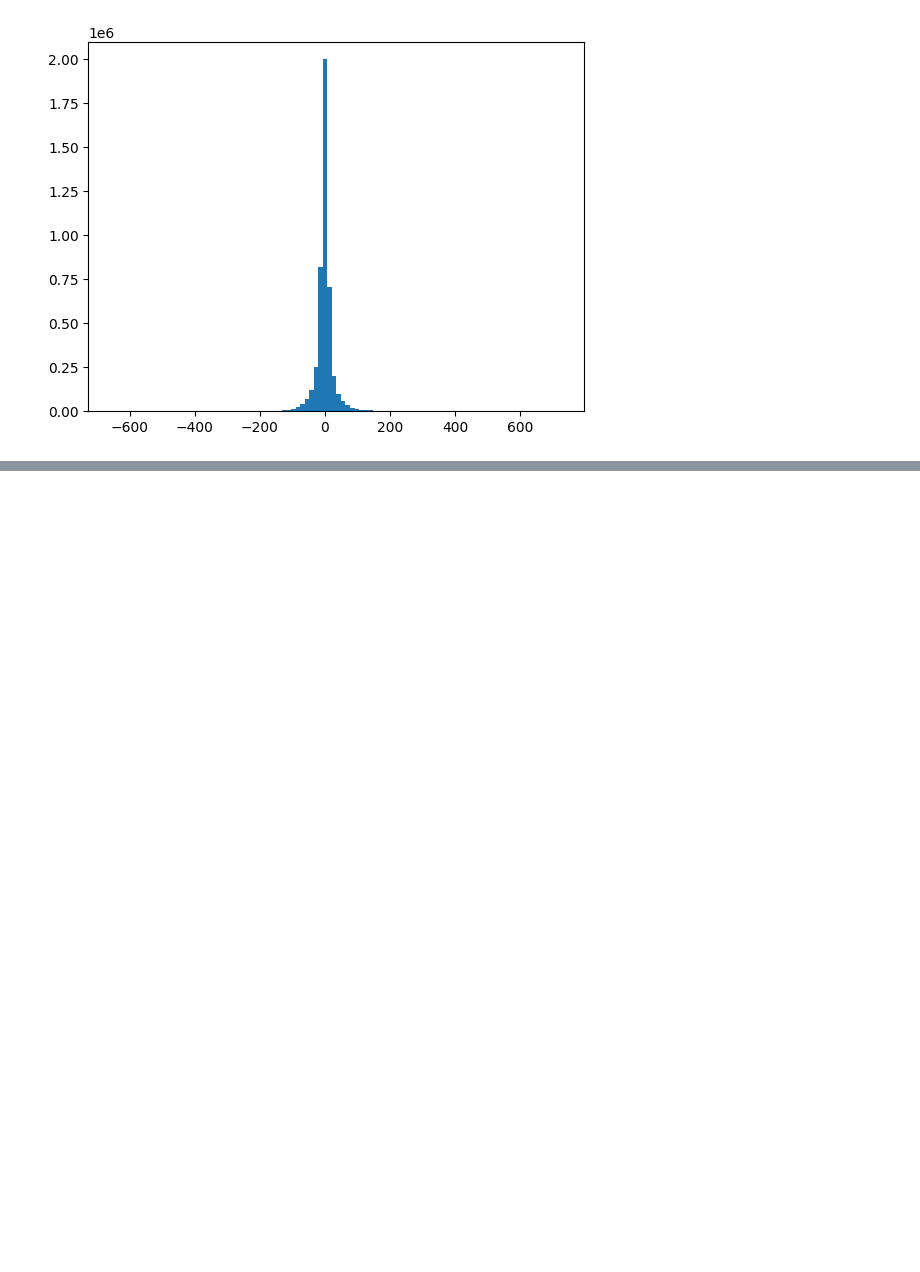
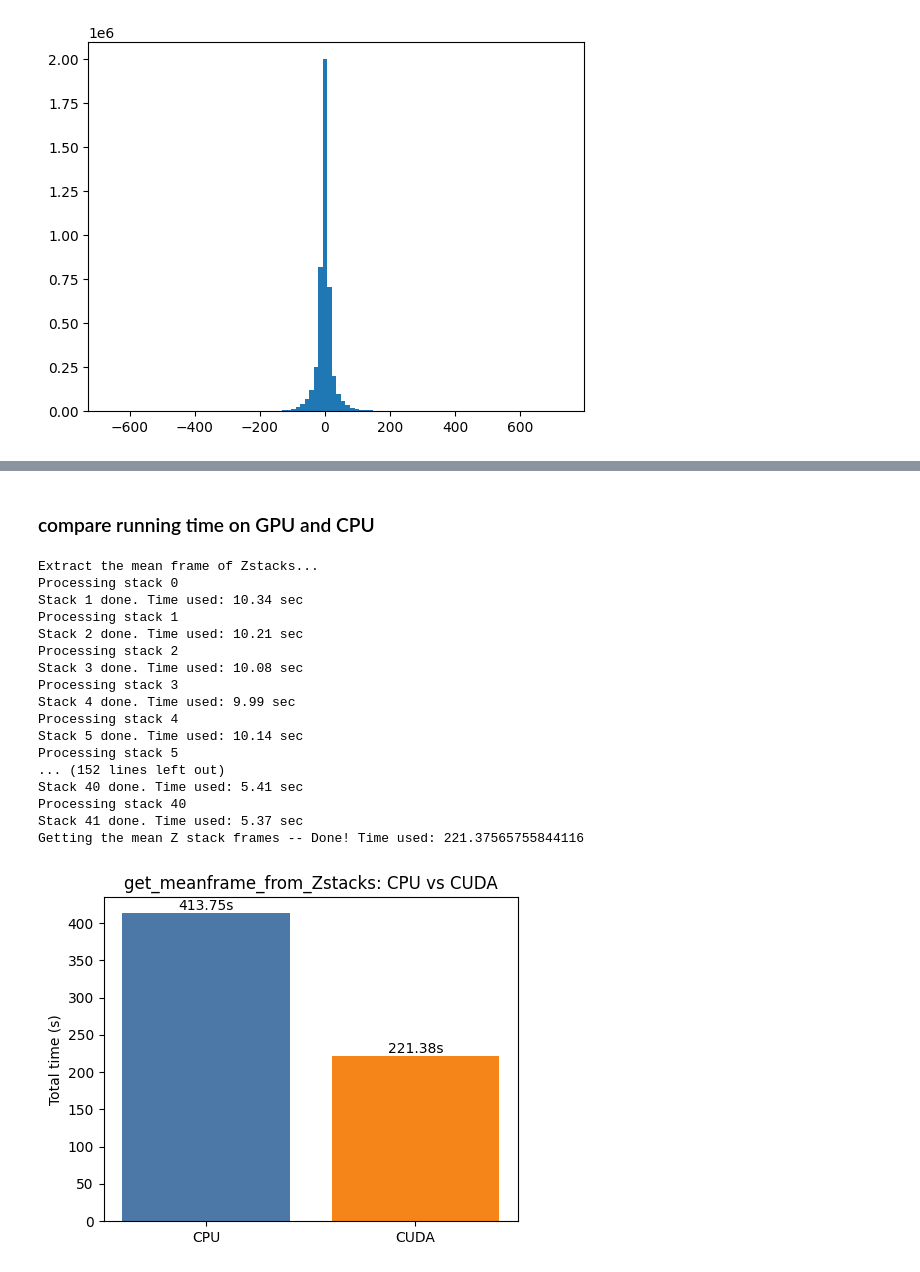
Before and after one commit to ZilongJi/2D2P, a Jupyter notebook: notebook/AligningTiffandRotatryAngle_newpipeline.ipynb, the cells around one changed output, grey strips where cells are left out. Saved outputs shown, nothing was run; the diff lists cells and outputs as text; code cells hidden in the pictures; blank space fills up the shorter version.

```diff
--- a/notebook/AligningTiffandRotatryAngle_newpipeline.ipynb
+++ b/notebook/AligningTiffandRotatryAngle_newpipeline.ipynb
@@ -338,8 +372,14 @@ Getting the mean Z stack frames -- Done! Time used: 345.3475124835968
 # %%
 frames = tifffile.imread(tif_path)
+w = frames.shape[-1]
+h = frames.shape[-2]
+frames = frames.reshape(-1, w, h)
+
 Rotcenter = [248,236]
 volume = 1; stacks=41; frames_per_stack=200
-meanZstacks_cv = get_meanframe_from_Zstacks_cv2(frames, angles, volume, stacks, frames_per_stack, Rotcenter, ImgReg=False)
+
+device = torch.device("cuda")
+meanZstacks_cv = get_meanframe_from_Zstacks_cv2(frames, angles, volume, stacks, frames_per_stack, Rotcenter, ImgReg=False, device=device)
 # %% [output]
 Extract the mean frame of Zstacks (OpenCV)...
 Processing stack 0
@@ -389,0 +430,68 @@ plt.show()
+# %% [markdown]
+### compare running time on GPU and CPU
+# %%
+import time
+import torch
+import matplotlib.pyplot as plt
+
+
+# --- your existing setup ---
+frames = tifffile.imread(tif_path)
+w = frames.shape[-1]
+h = frames.shape[-2]
+frames = frames.reshape(-1, w, h)
+
+Rotcenter = [248, 236]
+volume = 1
+stacks = 41
+frames_per_stack = 200
+
+# --- timing helper ---
+def time_run(device):
+    t0 = time.time()
+    _ = get_meanframe_from_Zstacks(
+        frames, angles, volume, stacks, frames_per_stack,
+        Rotcenter, ImgReg=True, device=device
+    )
+    return time.time() - t0
+
+# --- compare CPU vs CUDA ---
+cpu_time = time_run(torch.device("cpu"))
+
+if torch.cuda.is_available():
+    cuda_time = time_run(torch.device("cuda"))
+else:
+    cuda_time = None
+    print("CUDA not available; skipping GPU timing.")
+
+# --- plot ---
+labels = ["CPU"] + (["CUDA"] if cuda_time is not None else [])
+times = [cpu_time] + ([cuda_time] if cuda_time is not None else [])
+
+plt.figure(figsize=(5, 4))
+plt.bar(labels, times, color=["#4C78A8", "#F58518"][:len(times)])
+plt.ylabel("Total time (s)")
+plt.title("get_meanframe_from_Zstacks: CPU vs CUDA")
+for i, t in enumerate(times):
+    plt.text(i, t, f"{t:.2f}s", ha="center", va="bottom")
+plt.tight_layout()
+plt.show()
+# %% [output]
+Extract the mean frame of Zstacks...
+Processing stack 0
+Stack 1 done. Time used: 10.34 sec
+Processing stack 1
+Stack 2 done. Time used: 10.21 sec
+Processing stack 2
+Stack 3 done. Time used: 10.08 sec
+Processing stack 3
+Stack 4 done. Time used: 9.99 sec
+Processing stack 4
+Stack 5 done. Time used: 10.14 sec
+Processing stack 5
+... (152 lines left out)
+Stack 40 done. Time used: 5.41 sec
+Processing stack 40
+Stack 41 done. Time used: 5.37 sec
+Getting the mean Z stack frames -- Done! Time used: 221.37565755844116
+[figure, added]
```
Also changed, not shown: parts of 8 cells of this notebook, 5 other files.
